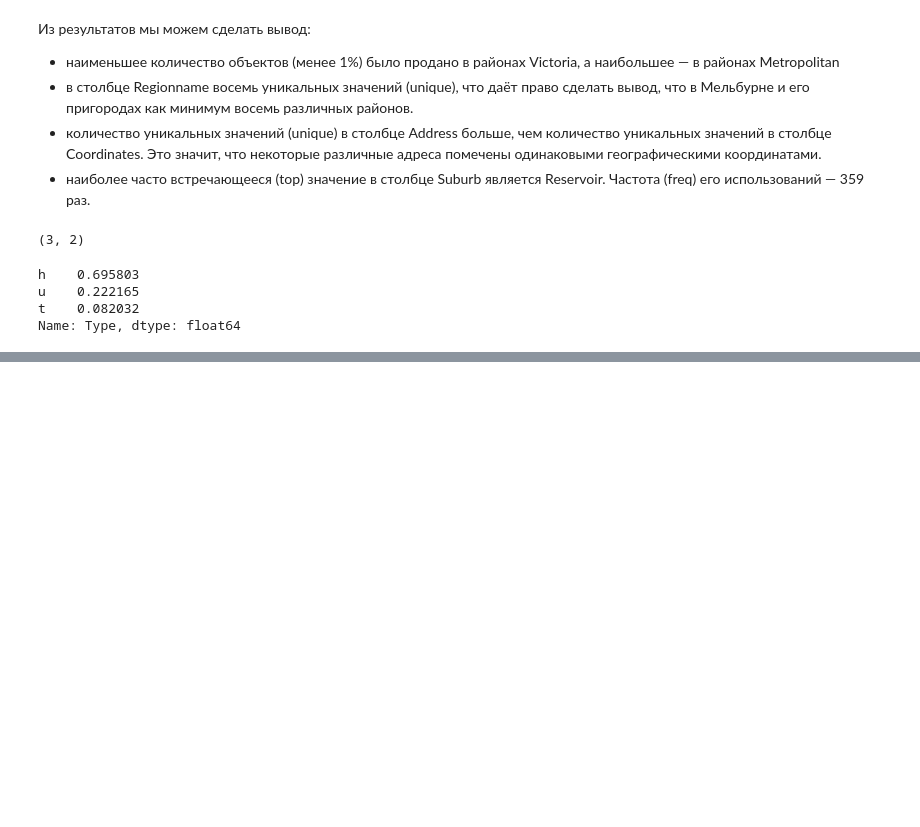
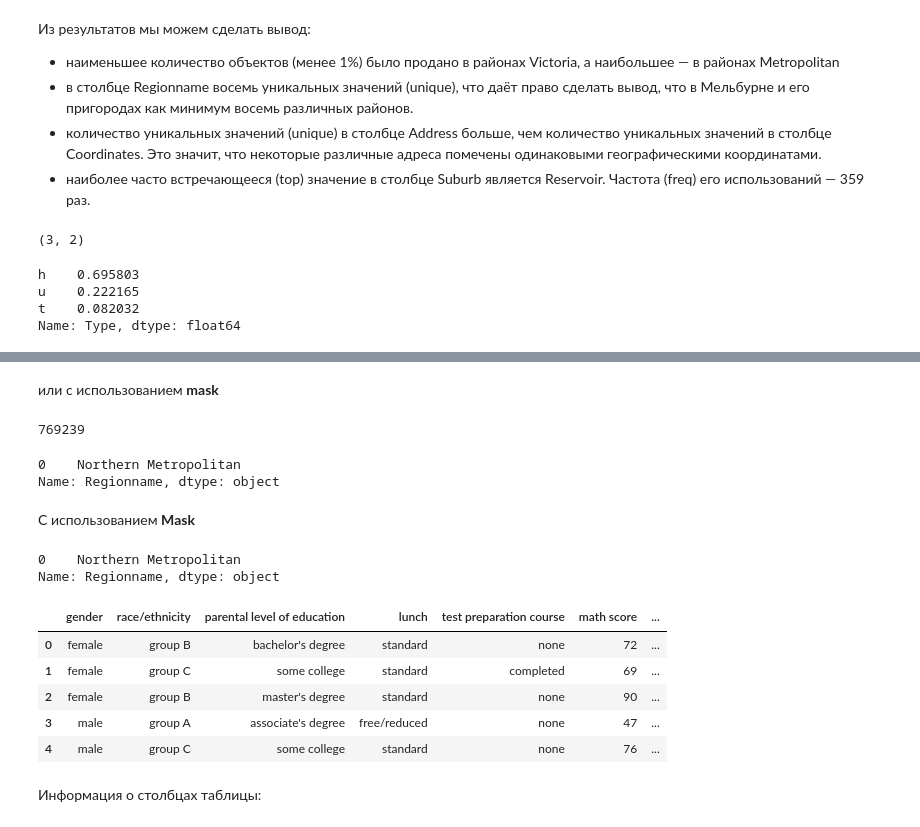
Before and after one commit to Lidiya-cutie/DS_SkillFactory, a Jupyter notebook: PY_10_2_Examining the Structure of a DataFrame/Examining the Structure of a DataFrame.ipynb, the cells around one changed output, grey strips where cells are left out. Drawn from its saved outputs; the diff is of its cells as text; code cells hidden in the pictures; blank space fills up the shorter version.

```diff
--- a/PY_10_2_Examining the Structure of a DataFrame/Examining the Structure of a DataFrame.ipynb
+++ b/PY_10_2_Examining the Structure of a DataFrame/Examining the Structure of a DataFrame.ipynb
@@ -238,0 +509,41 @@ Name: Type, dtype: float64
+# %% [markdown]
+или с использованием **mask**
+# %%
+mask1 = (melb_data['Price']<1e6)
+mask2 = (melb_data['Rooms'] > 5)
+mask3 = (melb_data['YearBuilt'] > 2015)
+round(melb_data[(mask1 & (mask2 | mask3))]['Price'].mean())
+# %% [output]
+769239
+# %%
+# Pайон Мельбурна чаще всего продаются виллы и коттеджи (тип здания — h)
+# с ценой меньше трёх миллионов
+melb_data[(melb_data['Type'] == 'h') & (melb_data['Price'] < 3e6)]['Regionname'].mode()
+# %% [output]
+0    Northern Metropolitan
+Name: Regionname, dtype: object
+# %% [markdown]
+С использованием **Mask**
+# %%
+mask1 = (melb_data['Type'] == 'h')
+mask2 = (melb_data['Price'] < 3e6)
+melb_data[(mask1 & mask2)]['Regionname'].mode()
+# %% [output]
+0    Northern Metropolitan
+Name: Regionname, dtype: object
+# %%
+# Импортируем библиотеку и DataFrame
+import pandas as pd
+students = pd.read_csv('data/students_performance.csv', sep=',')
+
+# Выведем первые пять строк нашей таблицы:
+display(students.head())
+# %% [output]
+|  | gender | race/ethnicity | parental level of education | lunch | test preparation course | math score | ... |
+| 0 | female | group B | bachelor's degree | standard | none | 72 | ... |
+| 1 | female | group C | some college | standard | completed | 69 | ... |
+| 2 | female | group B | master's degree | standard | none | 90 | ... |
+| 3 | male | group A | associate's degree | free/reduced | none | 47 | ... |
+| 4 | male | group C | some college | standard | none | 76 | ... |
+# %% [markdown]
+Информация о столбцах таблицы:
```
Also changed, not shown: parts of 75 cells of this notebook, 2 other files.
